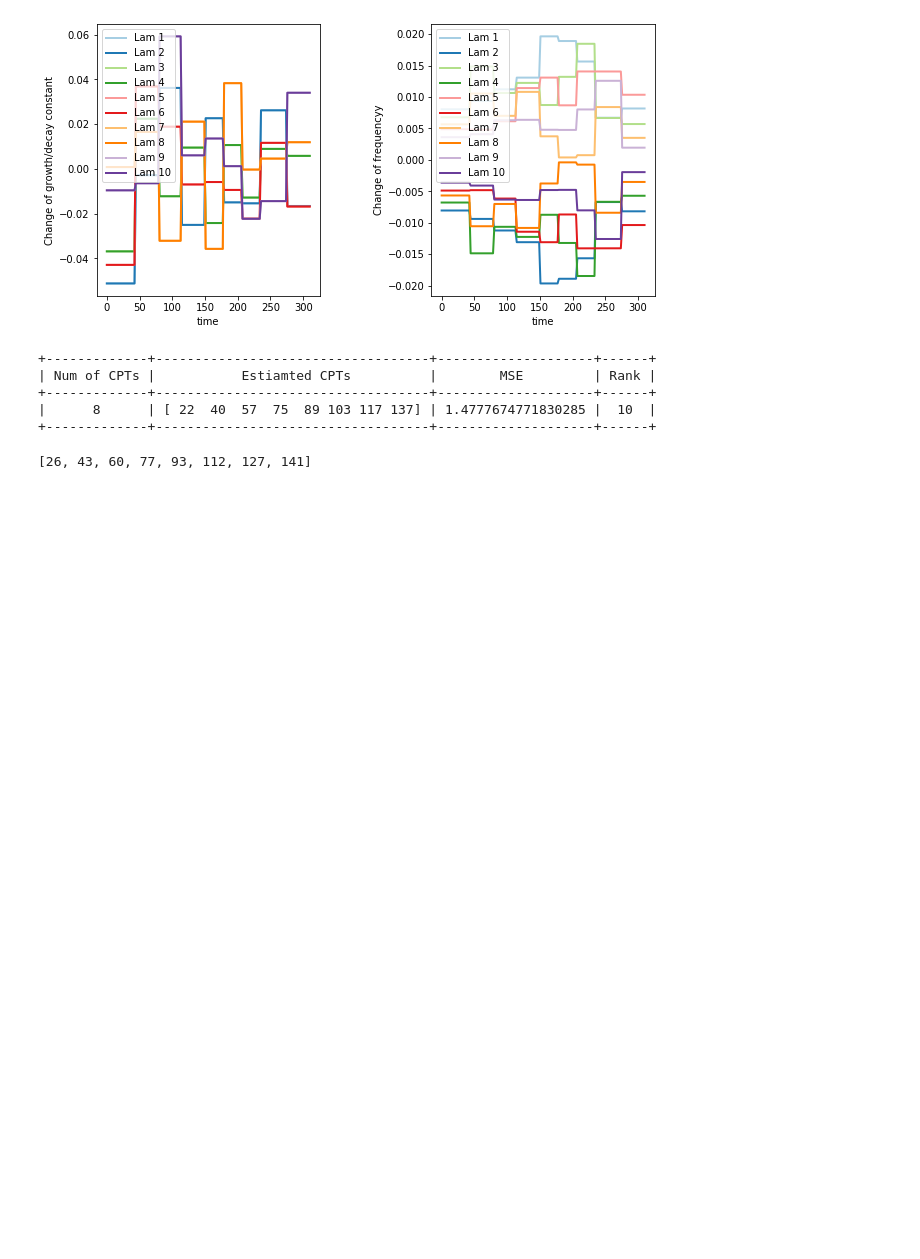
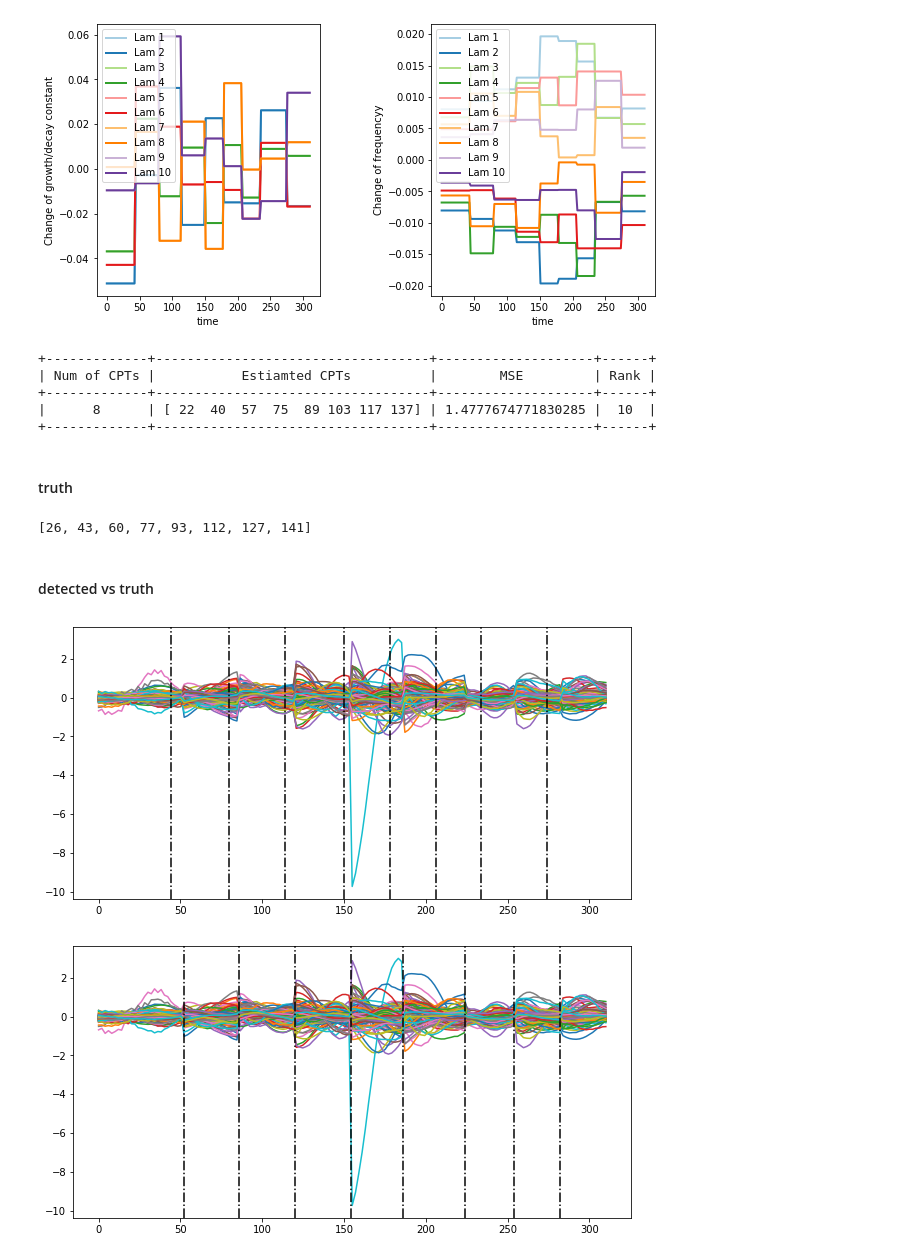
Before and after one commit to JINhuaqing/TVDN-simu, a Jupyter notebook: realdata/fMRIHPF0929.ipynb, the cells around one changed output. Drawn from its saved outputs; the diff is of its cells as text; code cells hidden in the pictures; blank space fills up the shorter version.

```diff
--- a/realdata/fMRIHPF0929.ipynb
+++ b/realdata/fMRIHPF0929.ipynb
@@ -572,7 +582,18 @@ print(seamedfMRIDet)
 +-------------+-----------------------------------+--------------------+------+
 |      8      | [ 22  40  57  75  89 103 117 137] | 1.4777674771830285 |  10  |
 +-------------+-----------------------------------+--------------------+------+
+# %% [markdown]
+#### truth
 # %%
 GTsAll[idx]
 # %% [output]
 [26, 43, 60, 77, 93, 112, 127, 141]
+# %% [markdown]
+#### detected vs truth
+# %%
+seamedfMRIDet.PlotEcpts()
+seamedfMRIDet.ecpts = GTsAll[idx]
+seamedfMRIDet.PlotEcpts()
+# %% [output]
+[figure, added]
+[figure, added]
```
Also changed, not shown: parts of 9 cells of this notebook.
